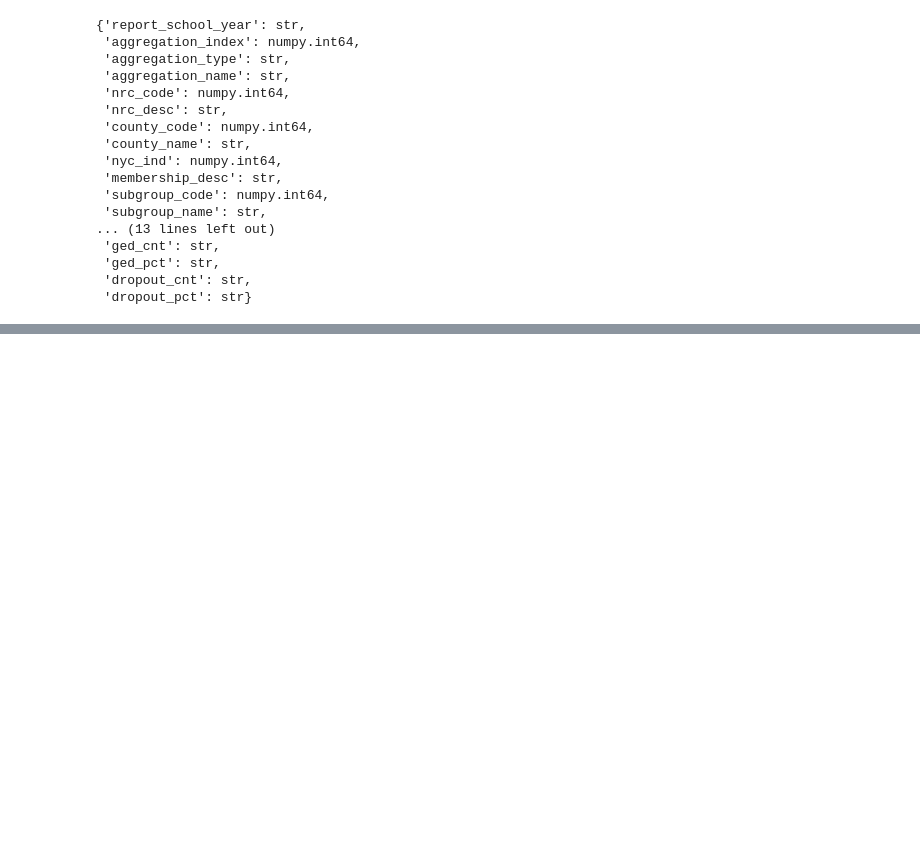
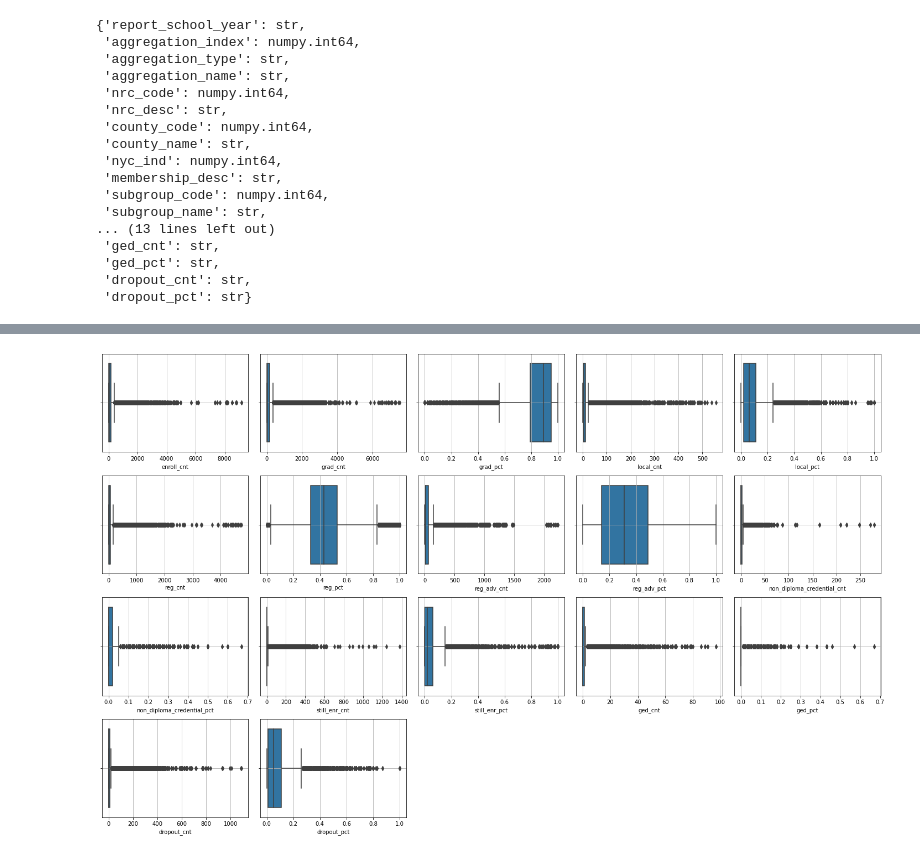
Before and after one commit to askidelsky/DAV-6150, a Jupyter notebook: Homework/Project 1/A_Skidelsky_Project1_.ipynb, the cells around one changed output, grey strips where cells are left out. Saved outputs shown, nothing was run; the diff lists cells and outputs as text; code cells hidden in the pictures; blank space fills up the shorter version.

```diff
--- a/Homework/Project 1/A_Skidelsky_Project1_.ipynb
+++ b/Homework/Project 1/A_Skidelsky_Project1_.ipynb
@@ -151,0 +204,13 @@ See the caveats in the documentation: https://pandas.pydata.org/pandas-docs/stab
+# %%
+df_numeric = clean_data.iloc[:,6:]
+import warnings
+warnings.filterwarnings('ignore')
+
+plt.figure(figsize = (20, 15))
+for i, col in enumerate(list(df_numeric)):
+    plt.subplot(5, 5, i + 1)
+    sns.boxplot(df_numeric[col])
+    plt.grid()
+    plt.tight_layout()
+# %% [output]
+[figure, added]
```
Also changed, not shown: parts of 88 cells of this notebook, 1 other file.
